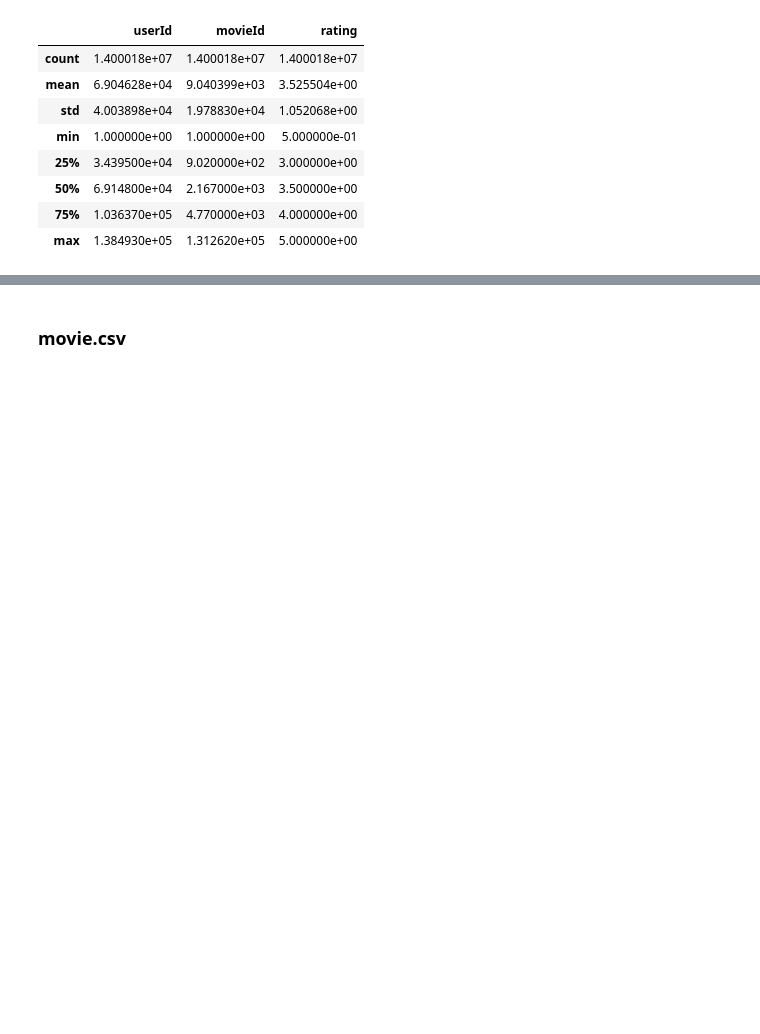
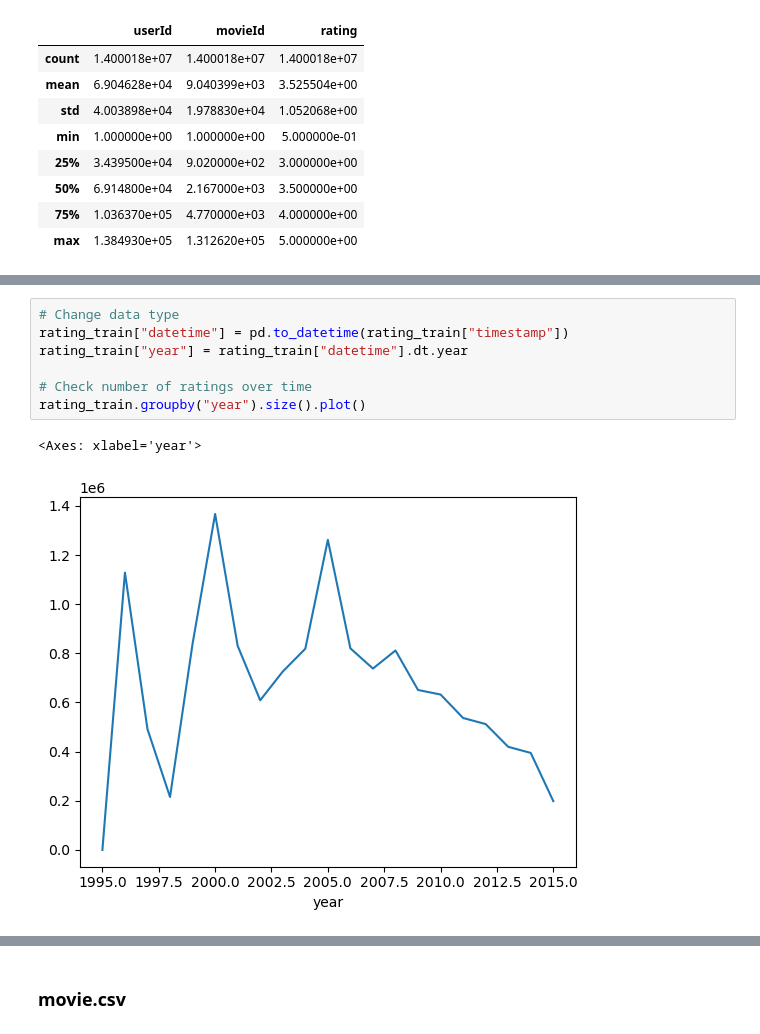
Before and after one commit to mara-sanchez1/MovieLens, a Jupyter notebook: MovieLens.ipynb, the cells around one changed output, grey strips where cells are left out. Drawn from its saved outputs; the diff is of its cells as text; blank space fills up the shorter version.

```diff
--- a/MovieLens.ipynb
+++ b/MovieLens.ipynb
@@ -91,0 +305,10 @@ rating_train.describe()
+# %%
+# Change data type
+rating_train["datetime"] = pd.to_datetime(rating_train["timestamp"])
+rating_train["year"] = rating_train["datetime"].dt.year
+
+# Check number of ratings over time
+rating_train.groupby("year").size().plot()
+# %% [output]
+<Axes: xlabel='year'>
+[figure, added]
```
Also changed, not shown: parts of 22 cells of this notebook.
